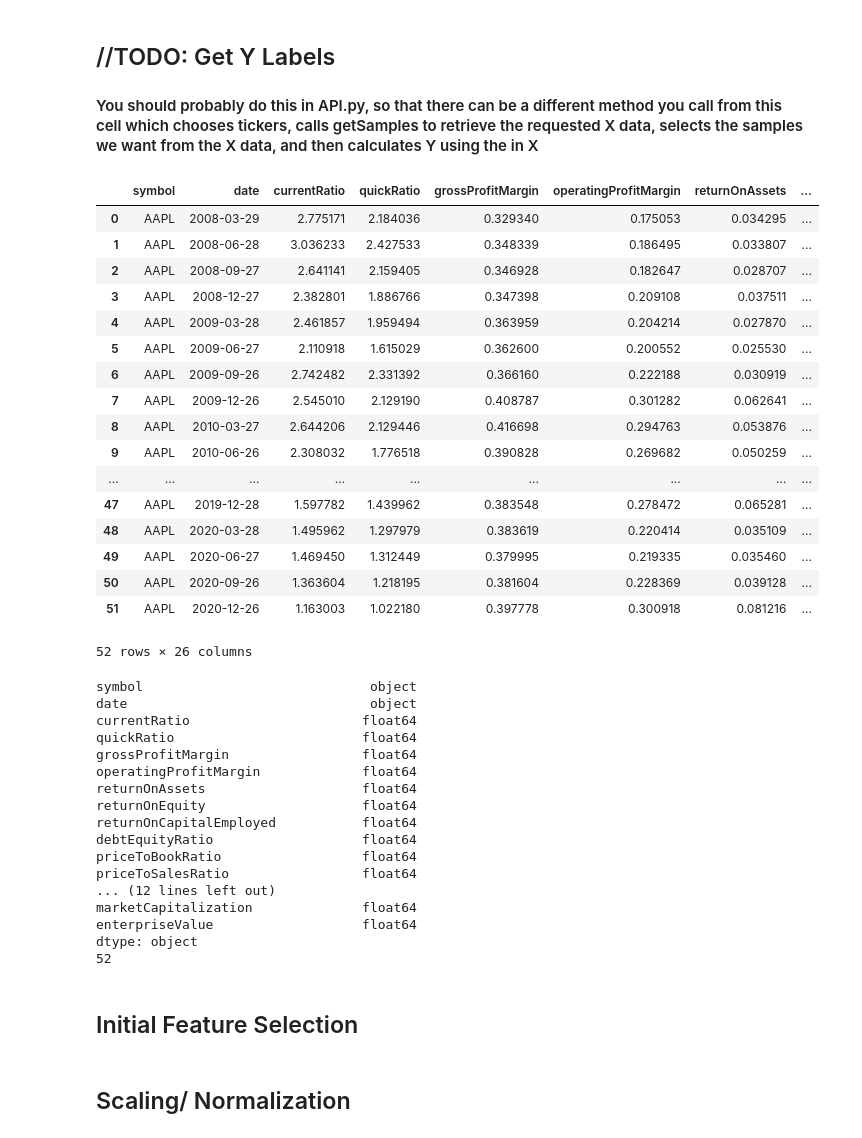
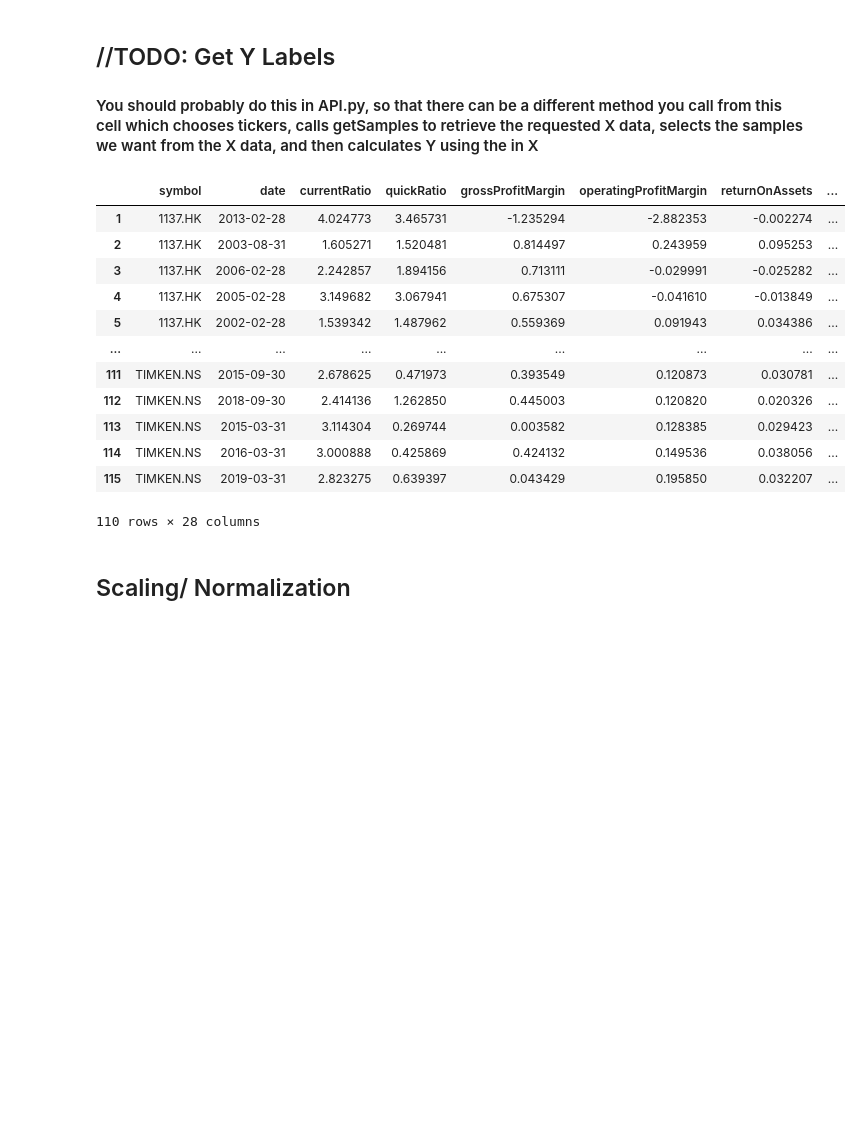
Before and after one commit to CDP99/CS-4641-Group-26, a Jupyter notebook: touchpoint2.ipynb, the cells around one changed output. Cells and saved outputs as stored; diff of their text form; code cells hidden in the pictures; blank space fills up the shorter version.

Commit message:
Regression working (but not well)

```diff
--- a/touchpoint2.ipynb
+++ b/touchpoint2.ipynb
@@ -4,73 +4,44 @@
 # %%
 import os
 import requests
 import numpy as np
 import pandas as pd
 
 from sklearn.decomposition import PCA, FastICA
 from sklearn.preprocessing import StandardScaler, scale, MinMaxScaler
-from sklearn.linear_model import LinearRegression
 from sklearn.model_selection import KFold, cross_val_score
 
 import statsmodels.tsa.api as tsa
 from scipy.stats import probplot, moment
 
 import matplotlib.pyplot as plt
 import seaborn as sns
 
 from api_keys import fmp_api_key as api_key
 from API import API
 
-# First row is completely random, check to make sure they have enough data (https://raybb.github.io/random-stock-picker/)
-# Second row are stocks I picked from the S&P 500
-# Third row are stocks I picked from the Russel 2000
-randomTickers = [
-    'BFOR', 'REZI', 'BSCM', 'VOSO', 'CSR', 'SOGO', 'SRL', 'CD', 'MDXG',
-    'AAPL', 'MSFT', 'FB', 'TSLA', 'BLK',
-    'CZR', 'ANF', 'ARAY', 'AVAV', 'AGFY'
-]
+api = API(api_key, period='quarter', limit=None)
+tickers = api.getRandTickers(50)
 
-api = API(api_key, period='quarter', limit=52)
-res = api.getSamples("AAPL")
+X = api.getSamplesFromTickers(tickers, samplesPerTicker=10, maxTickers=20)
+Y = api.getYFromDF(X)
 
-display(res)
-print(res.dtypes)
-print(len(res))
+merge = pd.merge(X, Y, how='inner', left_on=["date", "symbol"], right_on=["date", "symbol"]).dropna()
+X = merge.drop(['date', 'symbol', 'futureDate', 'futureClose'], axis=1)
+Y = merge[['futureClose']]
+
+display(merge)
 # %% [output]
 |  | symbol | date | currentRatio | quickRatio | grossProfitMargin | operatingProfitMargin | returnOnAssets | ... |
-| 0 | AAPL | 2008-03-29 | 2.775171 | 2.184036 | 0.329340 | 0.175053 | 0.034295 | ... |
-| 1 | AAPL | 2008-06-28 | 3.036233 | 2.427533 | 0.348339 | 0.186495 | 0.033807 | ... |
-| 2 | AAPL | 2008-09-27 | 2.641141 | 2.159405 | 0.346928 | 0.182647 | 0.028707 | ... |
-| 3 | AAPL | 2008-12-27 | 2.382801 | 1.886766 | 0.347398 | 0.209108 | 0.037511 | ... |
-| 4 | AAPL | 2009-03-28 | 2.461857 | 1.959494 | 0.363959 | 0.204214 | 0.027870 | ... |
-| 5 | AAPL | 2009-06-27 | 2.110918 | 1.615029 | 0.362600 | 0.200552 | 0.025530 | ... |
-| 6 | AAPL | 2009-09-26 | 2.742482 | 2.331392 | 0.366160 | 0.222188 | 0.030919 | ... |
-| 7 | AAPL | 2009-12-26 | 2.545010 | 2.129190 | 0.408787 | 0.301282 | 0.062641 | ... |
-| 8 | AAPL | 2010-03-27 | 2.644206 | 2.129446 | 0.416698 | 0.294763 | 0.053876 | ... |
-| 9 | AAPL | 2010-06-26 | 2.308032 | 1.776518 | 0.390828 | 0.269682 | 0.050259 | ... |
+| 1 | 1137.HK | 2013-02-28 | 4.024773 | 3.465731 | -1.235294 | -2.882353 | -0.002274 | ... |
+| 2 | 1137.HK | 2003-08-31 | 1.605271 | 1.520481 | 0.814497 | 0.243959 | 0.095253 | ... |
+| 3 | 1137.HK | 2006-02-28 | 2.242857 | 1.894156 | 0.713111 | -0.029991 | -0.025282 | ... |
+| 4 | 1137.HK | 2005-02-28 | 3.149682 | 3.067941 | 0.675307 | -0.041610 | -0.013849 | ... |
+| 5 | 1137.HK | 2002-02-28 | 1.539342 | 1.487962 | 0.559369 | 0.091943 | 0.034386 | ... |
 | ... | ... | ... | ... | ... | ... | ... | ... | ... |
-| 47 | AAPL | 2019-12-28 | 1.597782 | 1.439962 | 0.383548 | 0.278472 | 0.065281 | ... |
-| 48 | AAPL | 2020-03-28 | 1.495962 | 1.297979 | 0.383619 | 0.220414 | 0.035109 | ... |
-| 49 | AAPL | 2020-06-27 | 1.469450 | 1.312449 | 0.379995 | 0.219335 | 0.035460 | ... |
-| 50 | AAPL | 2020-09-26 | 1.363604 | 1.218195 | 0.381604 | 0.228369 | 0.039128 | ... |
-| 51 | AAPL | 2020-12-26 | 1.163003 | 1.022180 | 0.397778 | 0.300918 | 0.081216 | ... |
+| 111 | TIMKEN.NS | 2015-09-30 | 2.678625 | 0.471973 | 0.393549 | 0.120873 | 0.030781 | ... |
+| 112 | TIMKEN.NS | 2018-09-30 | 2.414136 | 1.262850 | 0.445003 | 0.120820 | 0.020326 | ... |
+| 113 | TIMKEN.NS | 2015-03-31 | 3.114304 | 0.269744 | 0.003582 | 0.128385 | 0.029423 | ... |
+| 114 | TIMKEN.NS | 2016-03-31 | 3.000888 | 0.425869 | 0.424132 | 0.149536 | 0.038056 | ... |
+| 115 | TIMKEN.NS | 2019-03-31 | 2.823275 | 0.639397 | 0.043429 | 0.195850 | 0.032207 | ... |
-52 rows × 26 columns
+110 rows × 28 columns
-symbol                             object
-date                               object
-currentRatio                      float64
-quickRatio                        float64
-grossProfitMargin                 float64
-operatingProfitMargin             float64
-returnOnAssets                    float64
-returnOnEquity                    float64
-returnOnCapitalEmployed           float64
-debtEquityRatio                   float64
-priceToBookRatio                  float64
-priceToSalesRatio                 float64
-... (12 lines left out)
-marketCapitalization              float64
-enterpriseValue                   float64
-dtype: object
-52
-# %% [markdown]
-## Initial Feature Selection
```
Also changed, not shown: parts of 7 cells of this notebook, 14 other files.
